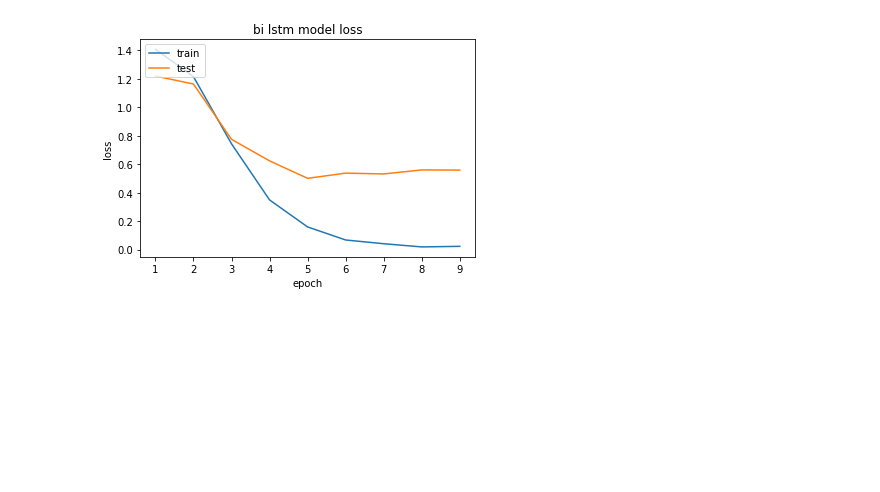
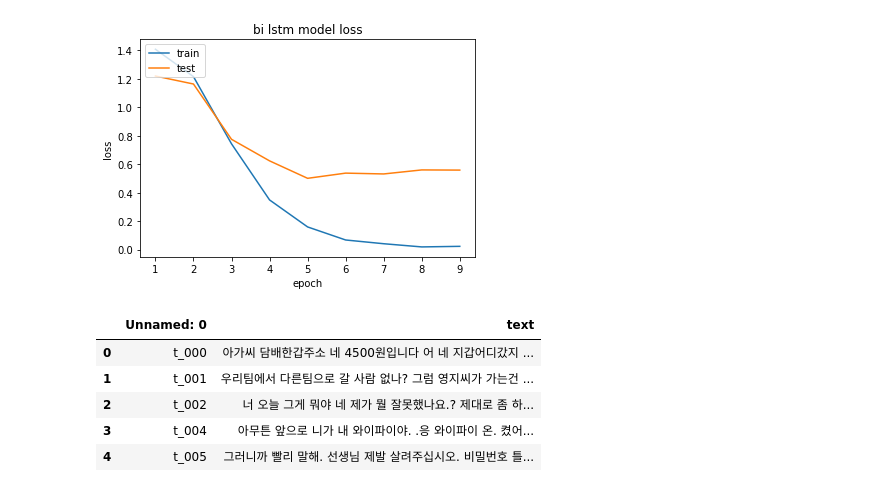
Before and after one commit to minsung6333/DLthon_ttolmang, a Jupyter notebook: minsung/Data Augmentation_Back Translation.ipynb, the cells around one changed output. Cells and saved outputs as stored; diff of their text form; code cells hidden in the pictures; blank space fills up the shorter version.

```diff
--- a/minsung/Data Augmentation_Back Translation.ipynb
+++ b/minsung/Data Augmentation_Back Translation.ipynb
@@ -479,0 +505,11 @@ def sentiment_predict(new_sentence):
+# %%
+test_path =  os.getenv('HOME')+"/aiffel/prj/test.csv"
+df_test = pd.read_csv(test_path)
+df_test.head()
+# %% [output]
+|  | Unnamed: 0 | text |
+| 0 | t_000 | 아가씨 담배한갑주소 네 4500원입니다 어 네 지갑어디갔지 ... |
+| 1 | t_001 | 우리팀에서 다른팀으로 갈 사람 없나? 그럼 영지씨가 가는건 ... |
+| 2 | t_002 | 너 오늘 그게 뭐야 네 제가 뭘 잘못했나요.? 제대로 좀 하... |
+| 3 | t_004 | 아무튼 앞으로 니가 내 와이파이야. .응 와이파이 온. 켰어... |
+| 4 | t_005 | 그러니까 빨리 말해. 선생님 제발 살려주십시오. 비밀번호 틀... |
```
Also changed, not shown: parts of 12 cells of this notebook.
